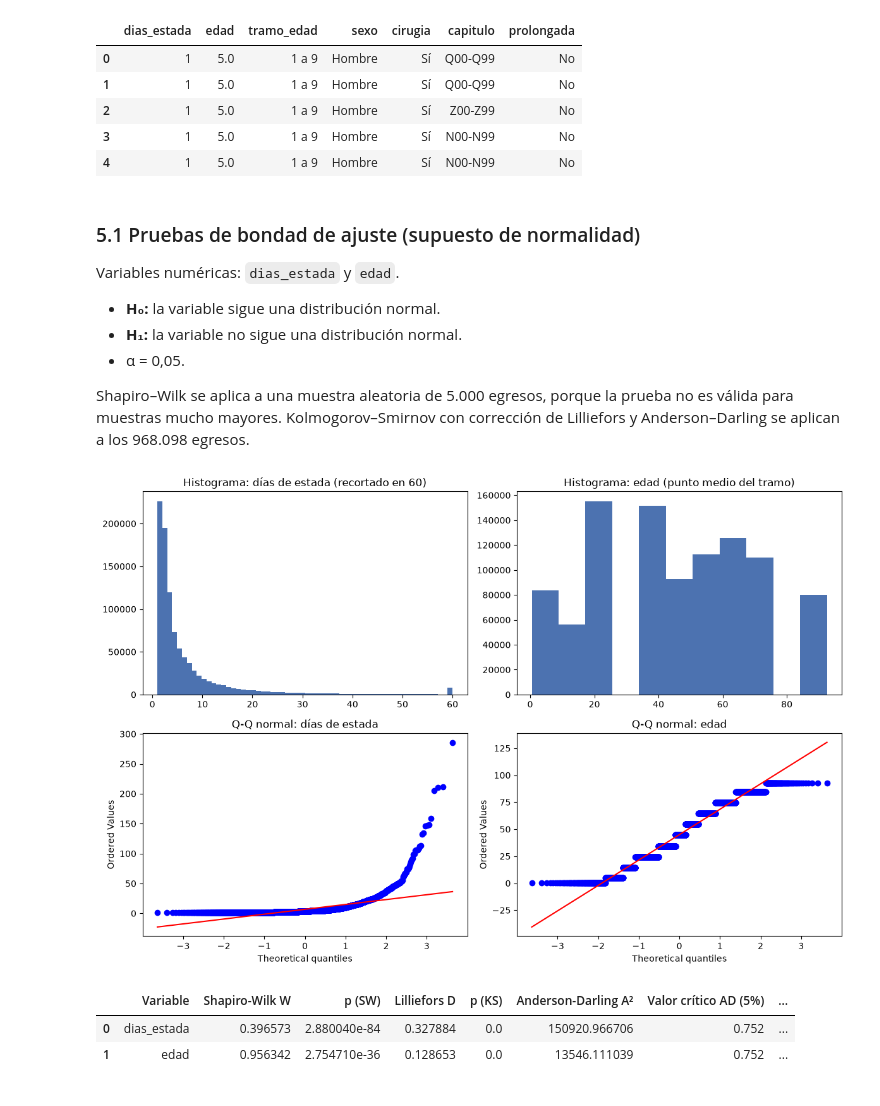
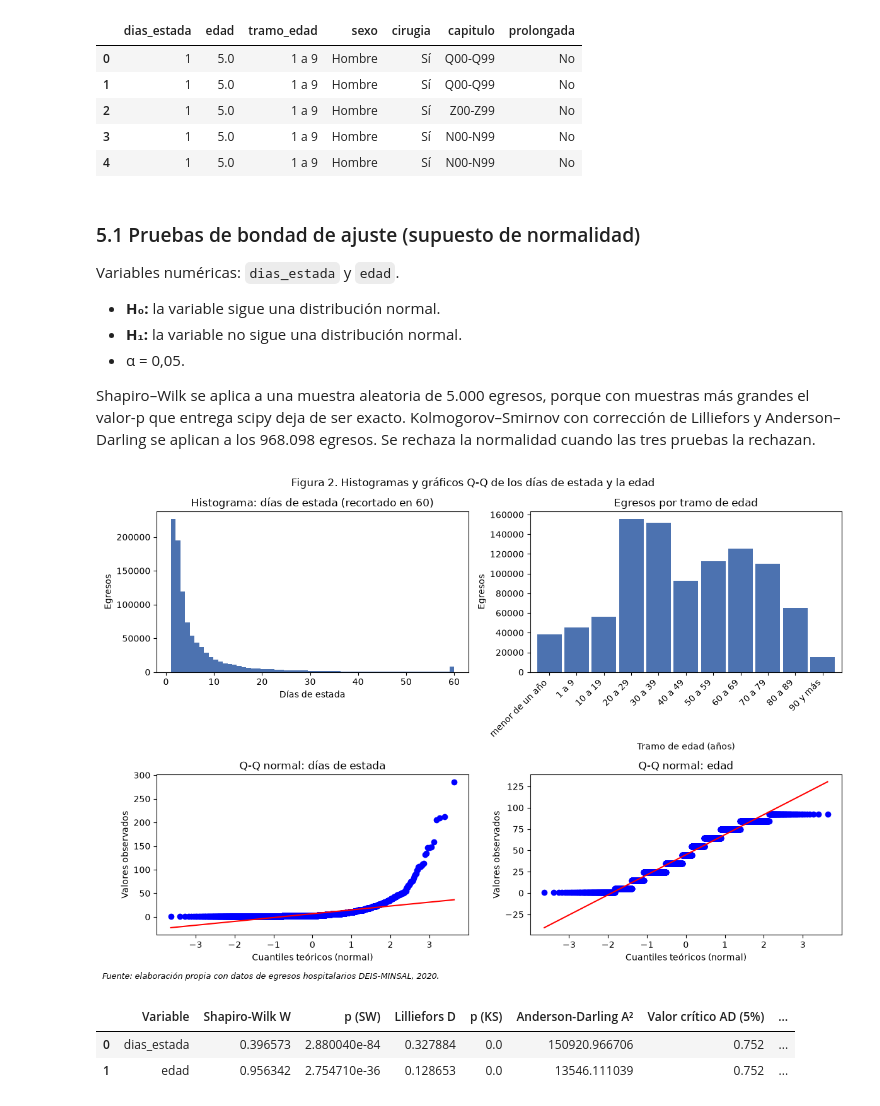
Before and after one commit to Francogogo/Analisis-de-datos-PROYECTO-, a Jupyter notebook: avance1.ipynb, the cells around one changed output. Drawn from its saved outputs; the diff is of its cells as text; code cells hidden in the pictures.

```diff
--- a/avance1.ipynb
+++ b/avance1.ipynb
@@ -225,35 +227,42 @@ Variables numéricas: `dias_estada` y `edad`.
 - **H₁:** la variable no sigue una distribución normal.
 - α = 0,05.
 
-Shapiro–Wilk se aplica a una muestra aleatoria de 5.000 egresos, porque la prueba no es válida para muestras mucho mayores. Kolmogorov–Smirnov con corrección de Lilliefors y Anderson–Darling se aplican a los 968.098 egresos.
+Shapiro–Wilk se aplica a una muestra aleatoria de 5.000 egresos, porque con muestras más grandes el valor-p que entrega scipy deja de ser exacto. Kolmogorov–Smirnov con corrección de Lilliefors y Anderson–Darling se aplican a los 968.098 egresos. Se rechaza la normalidad cuando las tres pruebas la rechazan.
 # %%
 def normalidad(x, nombre):
     x = np.asarray(x, float)
     sw = stats.shapiro(rng.choice(x, 5000, replace=False))  # Shapiro-Wilk: muestra aleatoria n = 5.000
     d, p_ks = lilliefors(x, dist="norm", pvalmethod="approx")
     ad = stats.anderson(x, dist="norm")
+    rechaza = sw.pvalue < ALPHA and p_ks < ALPHA and ad.statistic > ad.critical_values[2]
     return {"Variable": nombre,
             "Shapiro-Wilk W": sw.statistic, "p (SW)": sw.pvalue,
             "Lilliefors D": d, "p (KS)": p_ks,
             "Anderson-Darling A²": ad.statistic, "Valor crítico AD (5%)": ad.critical_values[2],
-            "Decisión": decision(min(sw.pvalue, p_ks)) if ad.statistic > ad.critical_values[2] else "Revisar"}
+            "Decisión": "Se rechaza H0" if rechaza else "No se rechaza H0"}
 
 tabla_normalidad = pd.DataFrame([normalidad(df["dias_estada"], "dias_estada"),
                                  normalidad(df["edad"], "edad")])
 
 fig, ax = plt.subplots(2, 2, figsize=(12, 8))
 ax[0, 0].hist(df["dias_estada"].clip(upper=60), bins=60, color="#4C72B0")
 ax[0, 0].set_title("Histograma: días de estada (recortado en 60)")
-ax[0, 1].hist(df["edad"], bins=11, color="#4C72B0")
-ax[0, 1].set_title("Histograma: edad (punto medio del tramo)")
+ax[0, 0].set_xlabel("Días de estada"); ax[0, 0].set_ylabel("Egresos")
+df["tramo_edad"].value_counts(sort=False).plot(kind="bar", ax=ax[0, 1], color="#4C72B0", width=0.9)
+ax[0, 1].set_title("Egresos por tramo de edad")
+ax[0, 1].set_xlabel("Tramo de edad (años)"); ax[0, 1].set_ylabel("Egresos")
+plt.setp(ax[0, 1].get_xticklabels(), rotation=45, ha="right")
 stats.probplot(rng.choice(df["dias_estada"].values, 5000, replace=False), plot=ax[1, 0])
 ax[1, 0].set_title("Q-Q normal: días de estada")
 stats.probplot(rng.choice(df["edad"].values, 5000, replace=False), plot=ax[1, 1])
 ax[1, 1].set_title("Q-Q normal: edad")
-fig.tight_layout(); plt.show()
+for a_ in ax[1]:
+    a_.set_xlabel("Cuantiles teóricos (normal)"); a_.set_ylabel("Valores observados")
+fig.suptitle("Figura 2. Histogramas y gráficos Q-Q de los días de estada y la edad")
+fig.tight_layout(); fuente(fig); plt.show()
 tabla_normalidad
 # %% [output]
-[figure, old version]
+[figure, new version]
 |  | Variable | Shapiro-Wilk W | p (SW) | Lilliefors D | p (KS) | Anderson-Darling A² | Valor crítico AD (5%) | ... |
 | 0 | dias_estada | 0.396573 | 2.880040e-84 | 0.327884 | 0.0 | 150920.966706 | 0.752 | ... |
 | 1 | edad | 0.956342 | 2.754710e-36 | 0.128653 | 0.0 | 13546.111039 | 0.752 | ... |
```
Also changed, not shown: parts of 13 cells of this notebook.
